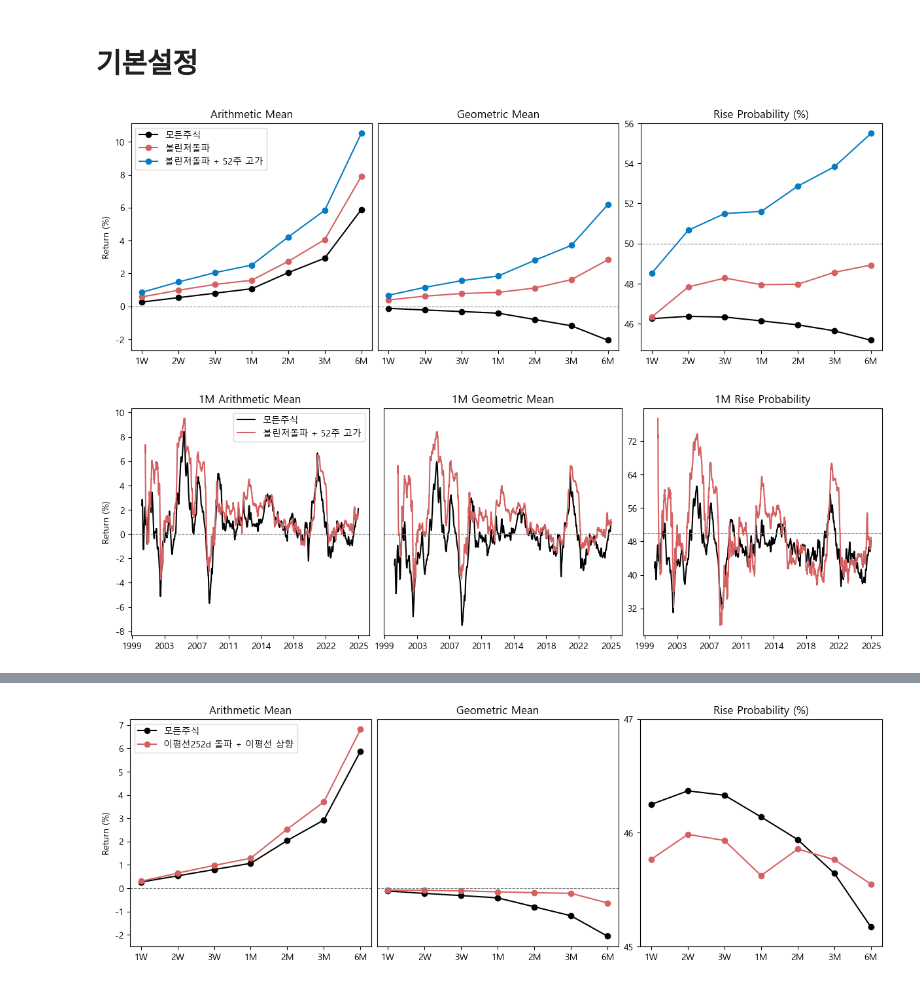
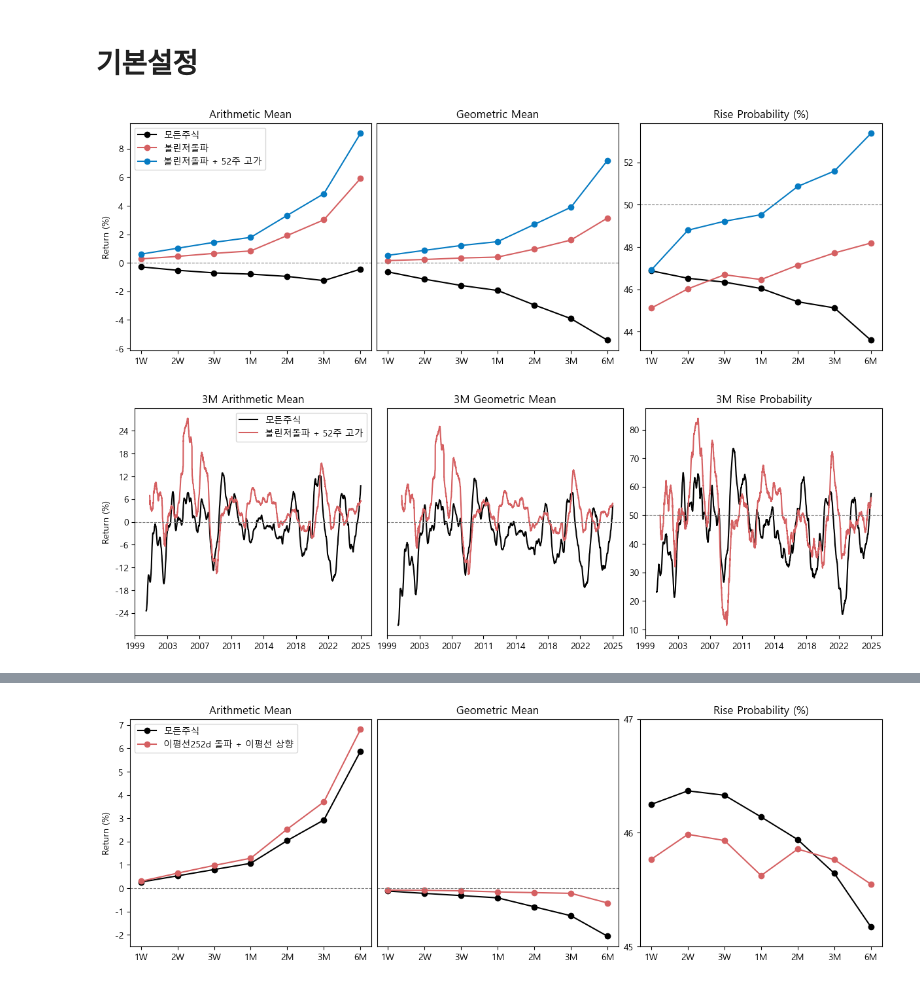
Before and after one commit to gem763/metricstudio, a Jupyter notebook: 테스트.ipynb, the cells around one changed output, grey strips where cells are left out. Cells and saved outputs as stored; diff of their text form; code cells hidden in the pictures.

```diff
--- a/테스트.ipynb
+++ b/테스트.ipynb
@@ -17,11 +17,15 @@ bb = Bollinger(name='볼린저돌파').on(trigger='breakout_up', breakout_cooldo
 high52w = High(name='52주 고가').on(window=252, threshold=0.90, stay_days=1)
 bb_high52w = bb + high52w
 
-stats = bt.analyze(bb, bb_high52w, by='event')
+stats = bt.analyze(bb, bb_high52w, by='day',
+                   marketcap_top_pct=0.7,
+                   cohort_top_n=10,
+                   top_n_type='liquidity'
+                   )
 stats.plot()
 # %% [output]
-[figure, old version]
+[figure, new version]
 # %%
-stats.plot_history(horizon='1M', patterns=['모든주식', '볼린저돌파 + 52주 고가'])
+stats.plot_history(horizon='3M', patterns=['모든주식', '볼린저돌파 + 52주 고가'])
 # %% [output]
-[figure, old version]
+[figure, new version]
```
Also changed, not shown: parts of 4 cells of this notebook, 18 other files.
